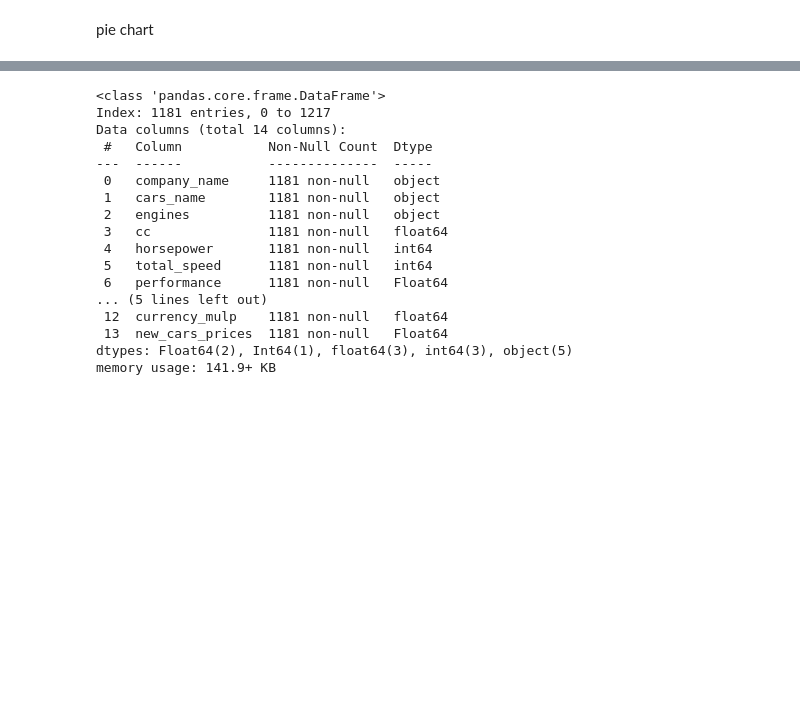
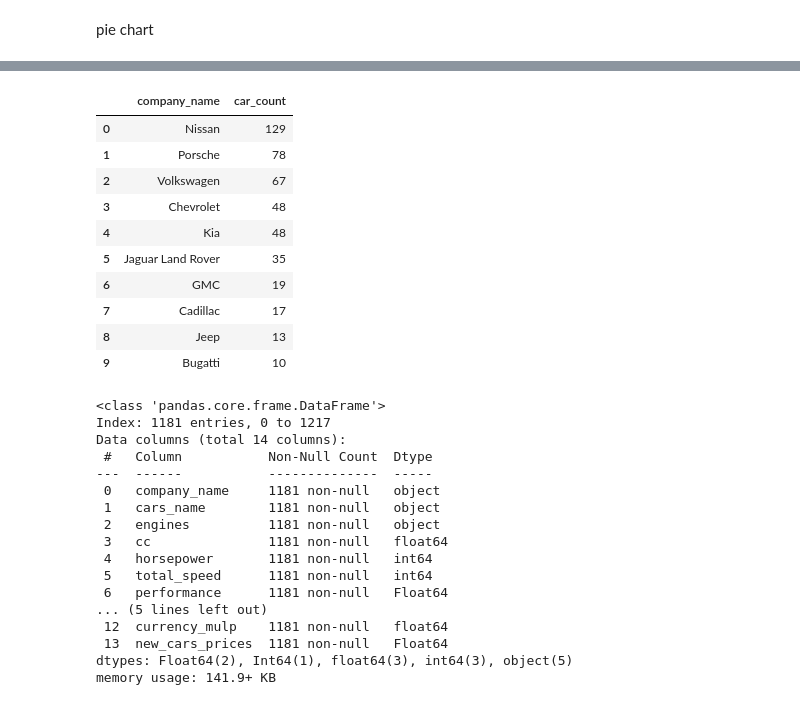
Before and after one commit to Godzillar-mata/my_practice_files, a Jupyter notebook: Exercise_Preview_dataframe_Car_datasets_2025.ipynb, the cells around one changed output, grey strips where cells are left out. Saved outputs shown, nothing was run; the diff lists cells and outputs as text; code cells hidden in the pictures; blank space fills up the shorter version.

```diff
--- a/Exercise_Preview_dataframe_Car_datasets_2025.ipynb
+++ b/Exercise_Preview_dataframe_Car_datasets_2025.ipynb
@@ -765,3 +777,29 @@ NameError: name 'plt' is not defined
+# %%
+# show Top 10 companies that have most cars that its CC are greater that average cc.
+
+# prepare data.
+
+# mean cc
+mean_cc = df_cleaned2["cc"].mean()
+
+# dataframe select only cc > mean
+above_mean = df_cleaned2[df_cleaned2["cc"] > mean_cc]
+
+# data set of Top 10 companies that have most cars that its CC are greater that average cc
+plt_pie_data = above_mean.groupby("company_name")["cc"].count().sort_values(ascending=False).reset_index(name="car_count").head(10)
+plt_pie_data
+# %% [output]
+|  | company_name | car_count |
+| 0 | Nissan | 129 |
+| 1 | Porsche | 78 |
+| 2 | Volkswagen | 67 |
+| 3 | Chevrolet | 48 |
+| 4 | Kia | 48 |
+| 5 | Jaguar Land Rover | 35 |
+| 6 | GMC | 19 |
+| 7 | Cadillac | 17 |
+| 8 | Jeep | 13 |
+| 9 | Bugatti | 10 |
 # %%
 df_cleaned2.info()
 # %% [output]
```
Also changed, not shown: parts of 3 cells of this notebook.
